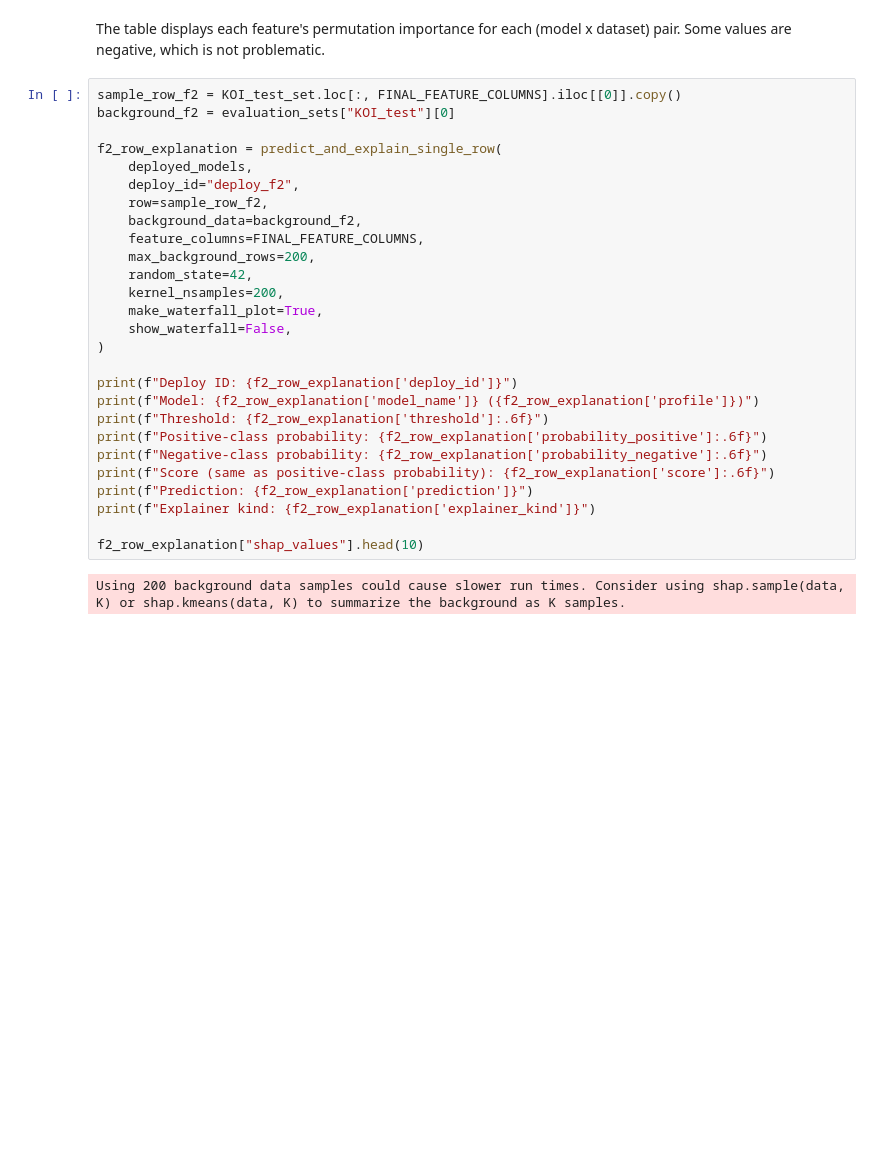
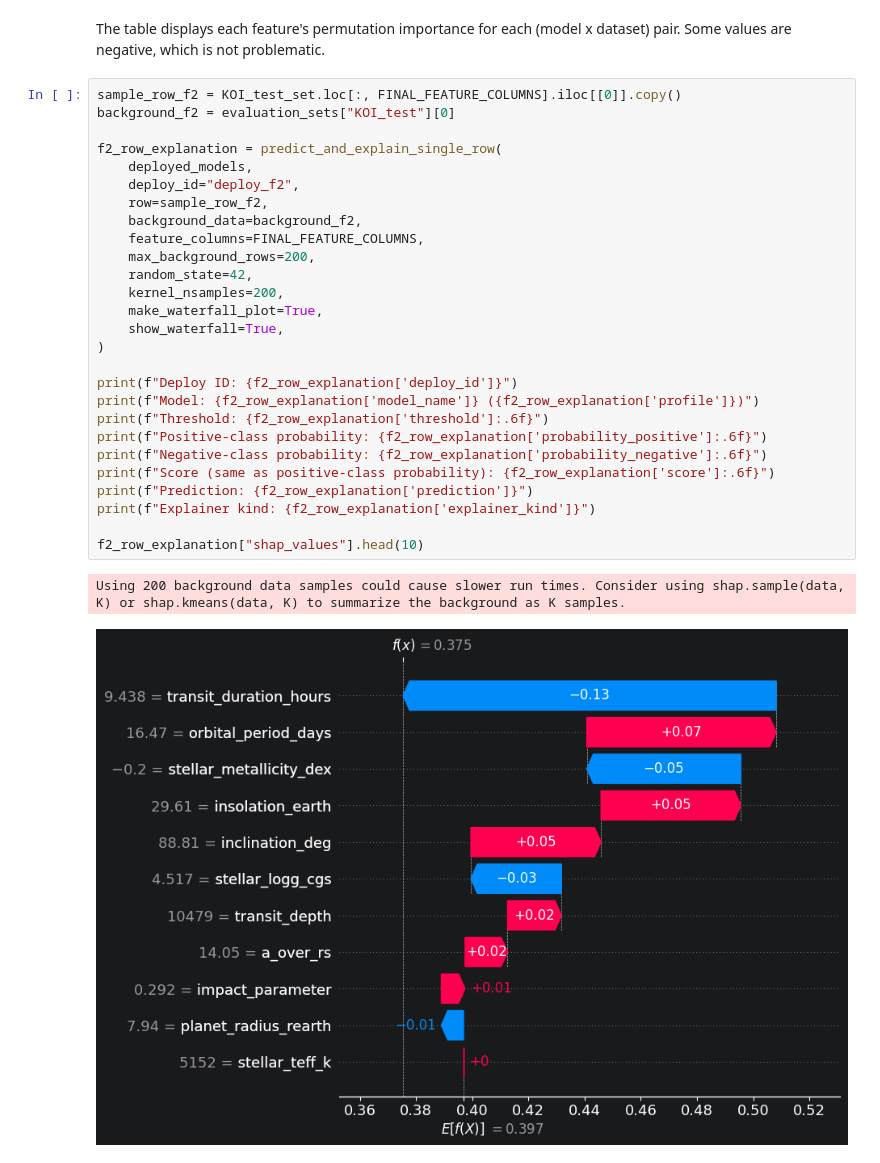
Before and after one commit to JanMatusiak/exoplanet-detection, a Jupyter notebook: notebooks/05_feature_analysis.ipynb, the cells around one changed output. Cells and saved outputs as stored; diff of their text form; blank space fills up the shorter version.

Commit message:
Set show_waterfall parameter to true in SHAP to display a visualisation

```diff
--- a/notebooks/05_feature_analysis.ipynb
+++ b/notebooks/05_feature_analysis.ipynb
@@ -139,29 +139,30 @@ The table displays each feature's permutation importance for each (model x datas
 # %%
 sample_row_f2 = KOI_test_set.loc[:, FINAL_FEATURE_COLUMNS].iloc[[0]].copy()
 background_f2 = evaluation_sets["KOI_test"][0]
 
 f2_row_explanation = predict_and_explain_single_row(
     deployed_models,
     deploy_id="deploy_f2",
     row=sample_row_f2,
     background_data=background_f2,
     feature_columns=FINAL_FEATURE_COLUMNS,
     max_background_rows=200,
     random_state=42,
     kernel_nsamples=200,
     make_waterfall_plot=True,
-    show_waterfall=False,
+    show_waterfall=True,
 )
 
 print(f"Deploy ID: {f2_row_explanation['deploy_id']}")
 print(f"Model: {f2_row_explanation['model_name']} ({f2_row_explanation['profile']})")
 print(f"Threshold: {f2_row_explanation['threshold']:.6f}")
 print(f"Positive-class probability: {f2_row_explanation['probability_positive']:.6f}")
 print(f"Negative-class probability: {f2_row_explanation['probability_negative']:.6f}")
 print(f"Score (same as positive-class probability): {f2_row_explanation['score']:.6f}")
 print(f"Prediction: {f2_row_explanation['prediction']}")
 print(f"Explainer kind: {f2_row_explanation['explainer_kind']}")
 
 f2_row_explanation["shap_values"].head(10)
 # %% [output]
 Using 200 background data samples could cause slower run times. Consider using shap.sample(data, K) or shap.kmeans(data, K) to summarize the background as K samples.
+[figure, added]
```
Also changed, not shown: parts of 1 cell of this notebook.
